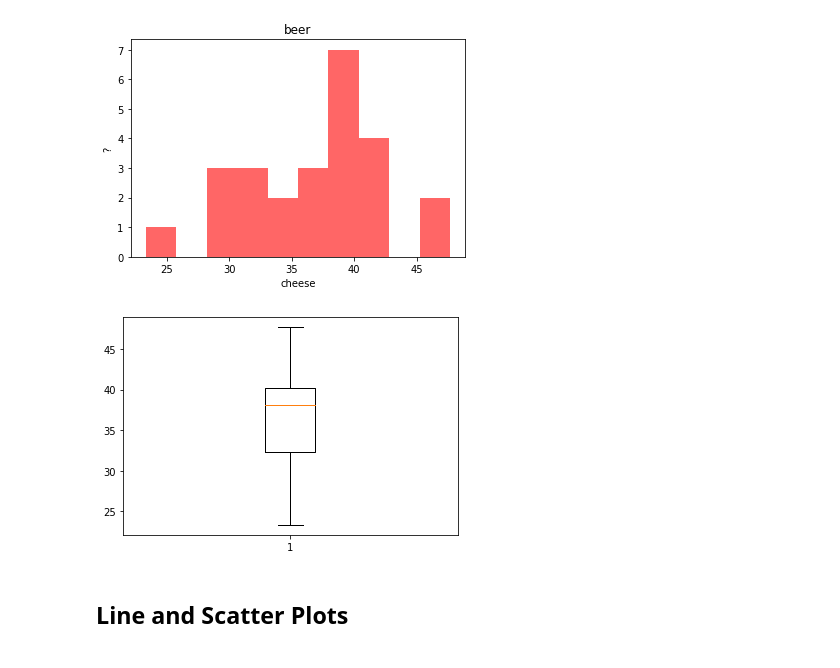
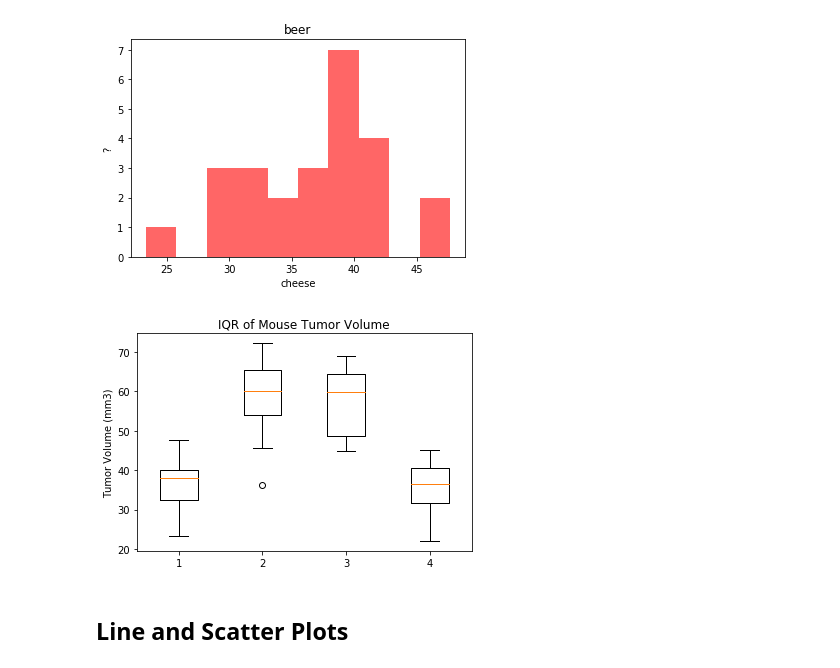
Before and after one commit to pasco27/matplotlib_homework, a Jupyter notebook: pymaceuticals_pascarella1.ipynb, the cells around one changed output. Saved outputs shown, nothing was run; the diff lists cells and outputs as text; code cells hidden in the pictures.

Commit message:
I have a bix plot built.  Needs work.

```diff
--- a/pymaceuticals_pascarella1.ipynb
+++ b/pymaceuticals_pascarella1.ipynb
@@ -516,21 +516,19 @@ plt.show()
 # %%
 # Generate a box plot of the final tumor volume of each mouse across four regimens of interest
 
+tumor_data_to_plot = [tumor_size_capomulin, tumor_size_infubinol, tumor_size_ceftamin, tumor_size_ramicane]
 
-plt.boxplot(tumor_size_capomulin)
+plt.boxplot(tumor_data_to_plot)
 
-plt.show()
-
-# temperatures = temp_df['HourlyDryBulbTemperature']
 
 # plt.figure(figsize=(10,5))
-# plt.title('IQR of Mouse Tumore Volume')
-# plt.ylabel('Tumor Volume (mm3)')
+plt.title('IQR of Mouse Tumor Volume')
+plt.ylabel('Tumor Volume (mm3)')
 
 # plt.boxplot(temperatures)
-# plt.show()
+plt.show()
 # %% [output]
-[figure, old version]
+[figure, new version]
 # %% [markdown]
 ## Line and Scatter Plots
 # %%
```
Also changed, not shown: parts of 8 cells of this notebook.
